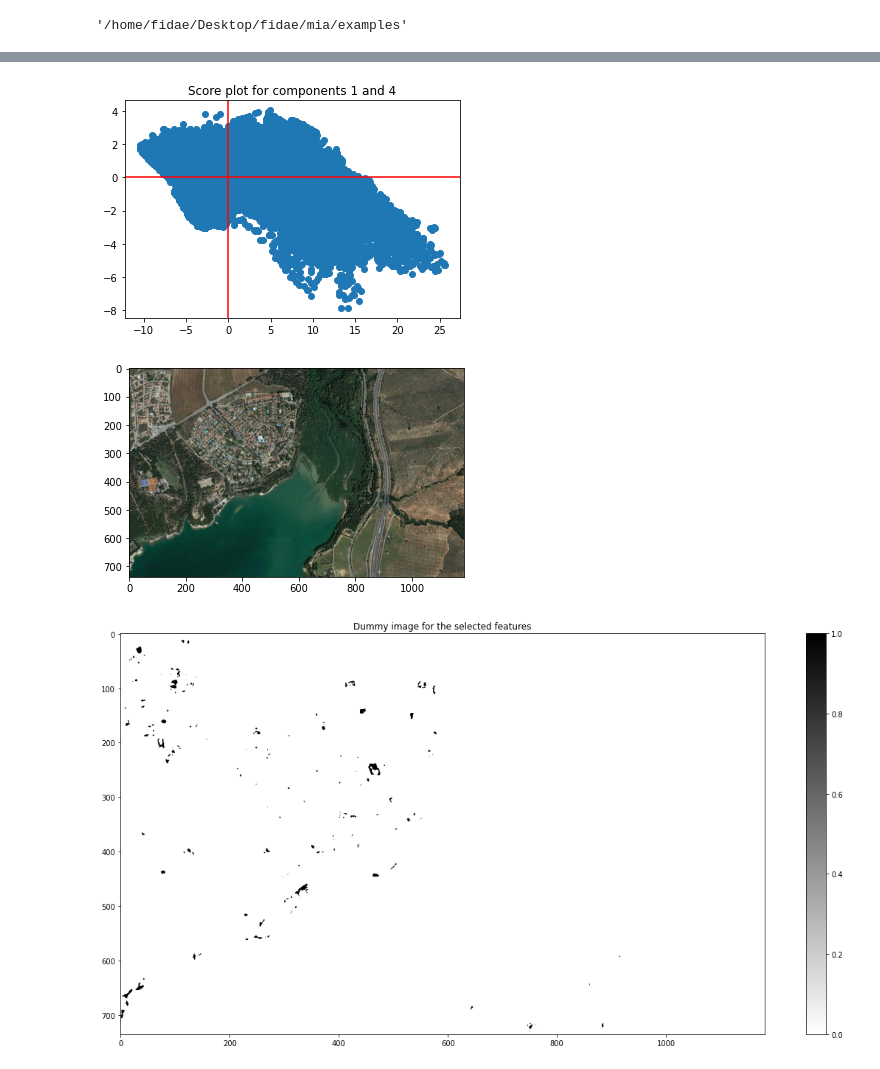
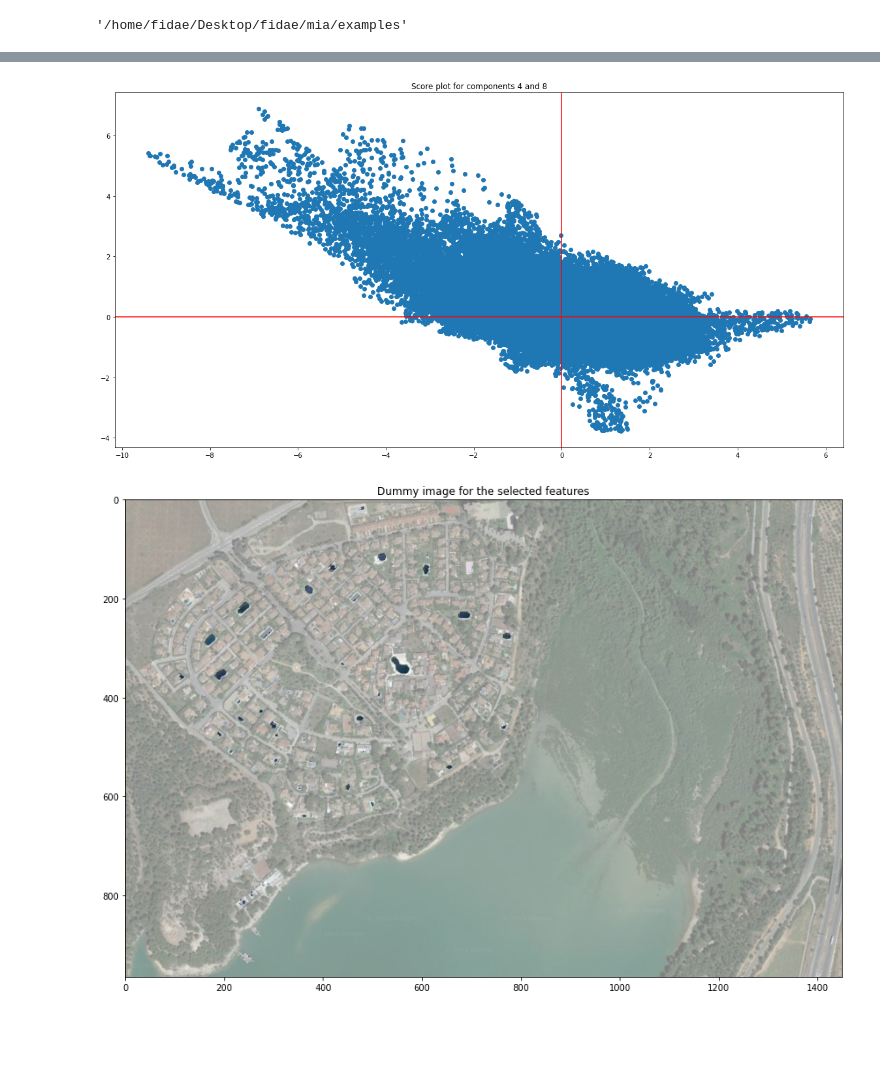
Before and after one commit to Fidaeic/mia, a Jupyter notebook: examples/pools.ipynb, the cells around one changed output, grey strips where cells are left out. Cells and saved outputs as stored; diff of their text form; code cells hidden in the pictures; blank space fills up the shorter version.

Commit message:
Added possibility to show mask on top of original image

```diff
--- a/examples/pools.ipynb
+++ b/examples/pools.ipynb
@@ -43,4 +48,4 @@ pca.score_map()
 # %%
-pca.scatter_scores(0, 3)
+pca.scatter_scores(3, 7)
 # %% [output]
-[figure, old version]
+[figure, new version]
@@ -59,11 +52,9 @@ def show_results(mask):
 # %%
-mask = np.where((pca.scores[:,0]>15) & (pca.scores[:,3]<0), 1, 0)
-
-pca.plot_image()
-show_results(mask)
+mask = np.where((pca.scores[:,3]<-2) & (pca.scores[:,7]>1), 1, 0)
+plt.rcParams["figure.figsize"] = (20,10)
+pca.show_mask(mask)
 # %% [output]
-[figure, old version]
+[figure, new version]
-[figure, removed]
 # %%
 pca.loadings_plot()
 # %% [output]
```
Also changed, not shown: parts of 7 cells of this notebook, 1 other file.
